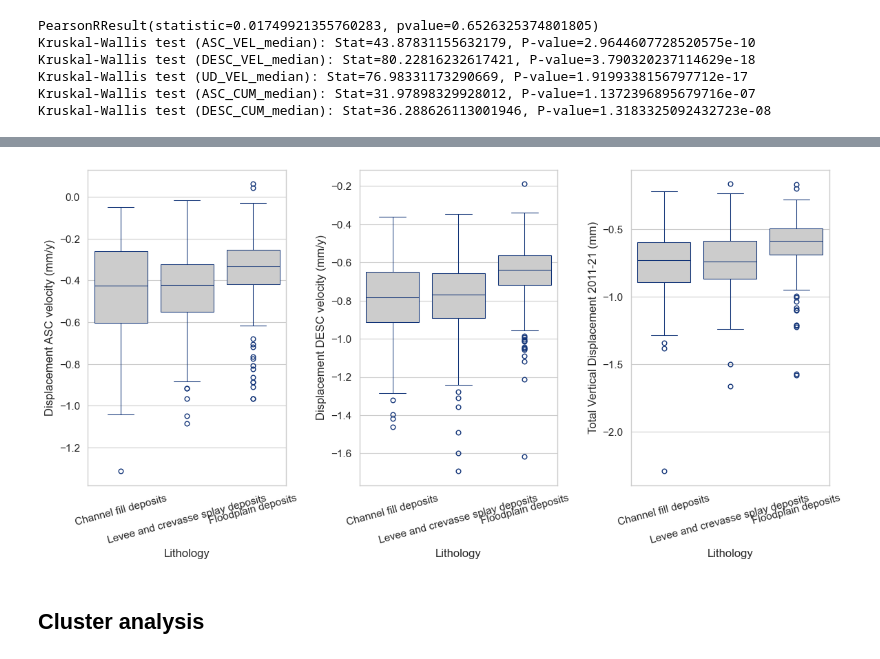
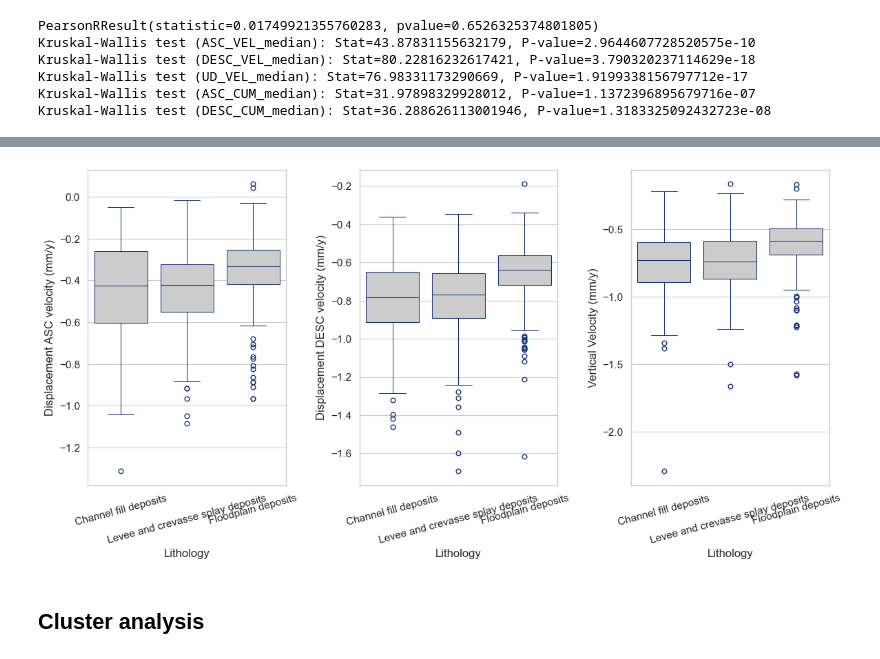
Before and after one commit to gmastrantoni/Geo-Clustering-Building-Displacements, a Jupyter notebook: Ferrara/ML_Clustering_FE.ipynb, the cells around one changed output, grey strips where cells are left out. Drawn from its saved outputs; the diff is of its cells as text; code cells hidden in the pictures.

```diff
--- a/Ferrara/ML_Clustering_FE.ipynb
+++ b/Ferrara/ML_Clustering_FE.ipynb
@@ -172,7 +172,7 @@ ax1.set_ylabel('Mean ASC velocity (mm/y)')
 ax2.set_xlabel('Lithology')
 ax2.set_ylabel('Mean DESC velocity (mm/y)')
 ax3.set_xlabel('Lithology')
-ax3.set_ylabel('Total Vertical Displacement (mm)')
+ax3.set_ylabel('Vertical Velocity (mm/y)')
 
 for tick in ax1.get_xticklabels():
     tick.set_rotation(15)
@@ -223,34 +223,34 @@ plt.show()
 # %%
 X = 'Lithology'
 fig, (ax1, ax2, ax3) = plt.subplots(1, 3, figsize=(12, 6))
 
 ax1 = sns.boxplot(data=data_clean, x=X, y=asc_vel, color=".8", linecolor="#137", linewidth=.75, ax=ax1)
 ax2 = sns.boxplot(data=data_clean, x=X, y=desc_vel, color=".8", linecolor="#137", linewidth=.75, ax=ax2)
 ax3 = sns.boxplot(data=data_clean, x=X, y=ud_vel, color=".8", linecolor="#137", linewidth=.75, ax=ax3)
 
 ax1.set_xlabel("Lithology")
 ax1.set_ylabel("Displacement ASC velocity (mm/y)")
 for tick in ax1.get_xticklabels():
     tick.set_rotation(15)
 
 ax2.set_xlabel("Lithology")
 ax2.set_ylabel("Displacement DESC velocity (mm/y)")
 for tick in ax2.get_xticklabels():
     tick.set_rotation(15)
 
 ax3.set_xlabel("Lithology")
-ax3.set_ylabel("Total Vertical Displacement 2011-21 (mm)")
+ax3.set_ylabel("Vertical Velocity (mm/y)")
 for tick in ax3.get_xticklabels():
     tick.set_rotation(15)
 
 # Adjust the spacing between subplots
 plt.subplots_adjust(wspace=0.5)
 plt.tight_layout()
 
 # Display the plot
 plt.show()
 # %% [output]
-[figure, old version]
+[figure, new version]
 # %% [markdown]
 ## Cluster analysis
 # %%
```
Also changed, not shown: parts of 5 cells of this notebook.
